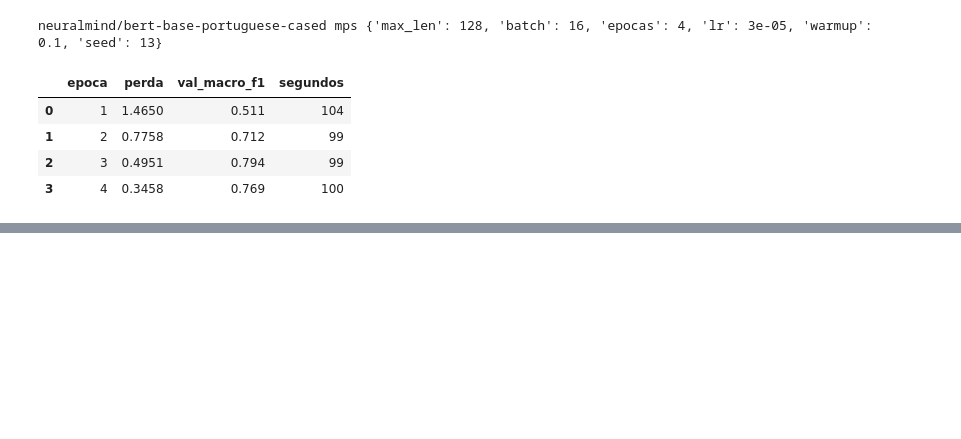
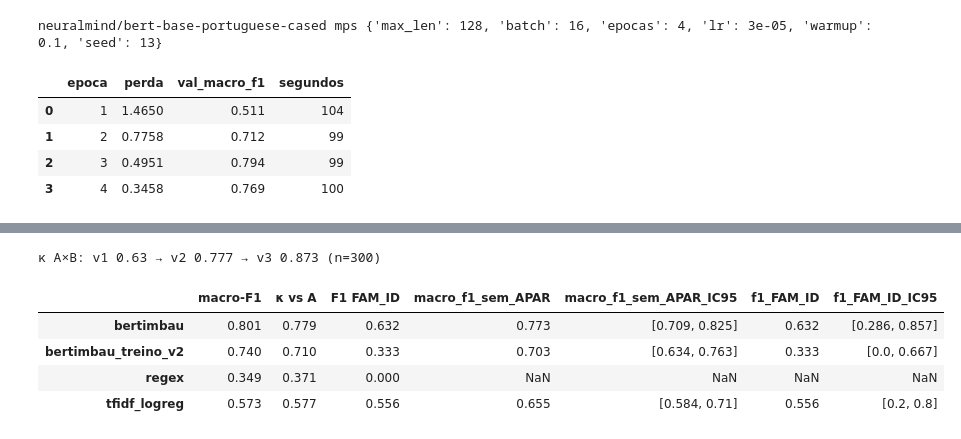
Before and after one commit to amycardoso/biografadas, a Jupyter notebook: notebooks/03_classificador.ipynb, the cells around one changed output, grey strips where cells are left out. Cells and saved outputs as stored; diff of their text form; code cells hidden in the pictures; blank space fills up the shorter version.

```diff
--- a/notebooks/03_classificador.ipynb
+++ b/notebooks/03_classificador.ipynb
@@ -125,0 +134,14 @@ neuralmind/bert-base-portuguese-cased mps {'max_len': 128, 'batch': 16, 'epocas'
+# %%
+m3 = json.load(open(LAB + 'metricas_v3.json'))
+c3 = json.load(open(LAB + 'concordancia_v3.json'))
+print(f"κ A×B: v1 {c3['kappa_v1_piloto']} → v2 {c3['kappa_v2']} → v3 {c3['kappa']} (n={c3['n']})")
+t = pd.DataFrame({m: {'macro-F1': v['macro_f1'], 'κ vs A': v['kappa'], 'F1 FAM_ID': v['f1_por_rotulo']['FAM_ID']} for m, v in m3['modelos'].items()}).T
+bs = pd.DataFrame(m3['bootstrap']).T
+t.join(bs)
+# %% [output]
+κ A×B: v1 0.63 → v2 0.777 → v3 0.873 (n=300)
+|  | macro-F1 | κ vs A | F1 FAM_ID | macro_f1_sem_APAR | macro_f1_sem_APAR_IC95 | f1_FAM_ID | f1_FAM_ID_IC95 |
+| bertimbau | 0.801 | 0.779 | 0.632 | 0.773 | [0.709, 0.825] | 0.632 | [0.286, 0.857] |
+| bertimbau_treino_v2 | 0.740 | 0.710 | 0.333 | 0.703 | [0.634, 0.763] | 0.333 | [0.0, 0.667] |
+| regex | 0.349 | 0.371 | 0.000 | NaN | NaN | NaN | NaN |
+| tfidf_logreg | 0.573 | 0.577 | 0.556 | 0.655 | [0.584, 0.71] | 0.556 | [0.2, 0.8] |
```
Also changed, not shown: parts of 3 cells of this notebook, 42 other files.
